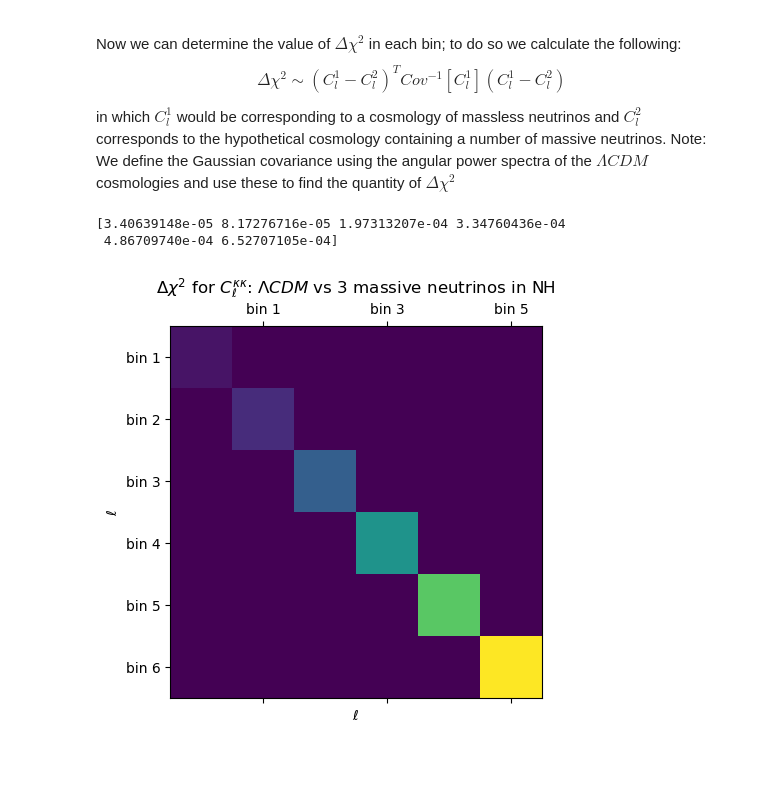
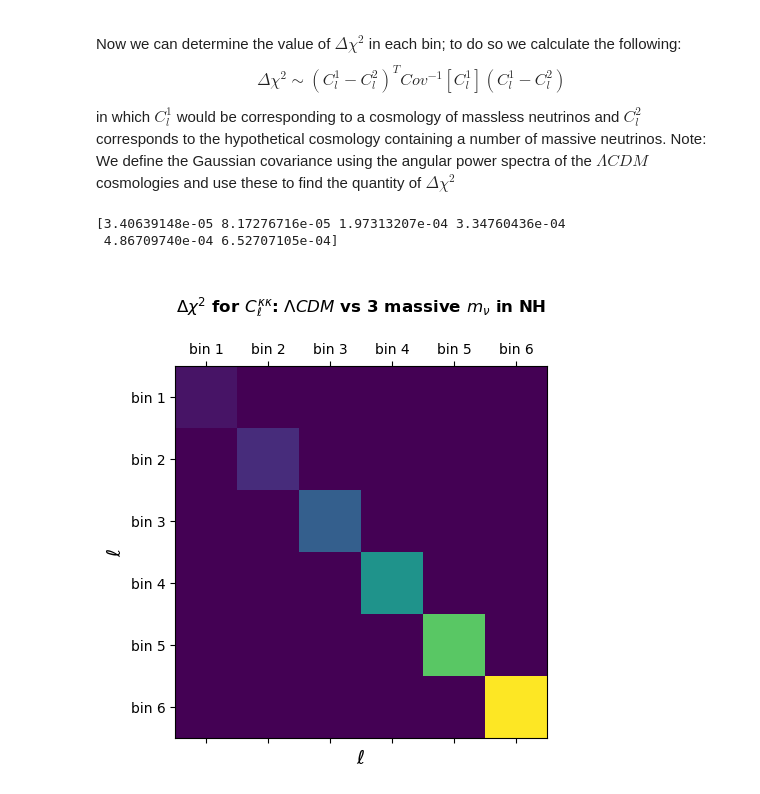
Before and after one commit to XanderHenrik/Masters-Project, a Jupyter notebook: notebooks/identifiability_test.ipynb, the cells around one changed output. Saved outputs shown, nothing was run; the diff lists cells and outputs as text; code cells hidden in the pictures; blank space fills up the shorter version.

```diff
--- a/notebooks/identifiability_test.ipynb
+++ b/notebooks/identifiability_test.ipynb
@@ -419,35 +429,35 @@ in which $C_{l}^{1}$ would be corresponding to a cosmology of massless neutrinos
 # Look at the
 def del_chi_squared(Cl_1, Cl_2, cov):
 
     # Define the array in which we store the Delta chi squared for each bin:
     del_chi = np.zeros([len(Cl_1), len(Cl_1)]).astype(float)
     for i in range(len(Cl_1)):
 
         # Determine the Cl_1 - Cl_2 in the current bin we loop within:
         diff_i = Cl_1[i] - Cl_2[i]
         product_i = (1/cov[i]) * diff_i
 
         for j in range(len(cov[i])):
 
             # To determine the value of Delta chi squared, we perform a dot-product between the transposed difference and the product of the inverse of the
             # diagonal of the Gaussian covariance and the difference itself. NOTE: singe we consider the simple case of a diagonal Gaussian covariance, we
             # can take 1/Cov as the inverse:
             del_chi[i, i] += diff_i[j] * product_i[i]#((1 / cov[j]) * diff_i[j])
 
     return del_chi
 
 del_chi_auto_cmb_neutrinos = del_chi_squared(lcdm_auto_cmb, neutrino_auto_cmb, cov_auto_cmb)
 
 print(np.diag(del_chi_auto_cmb_neutrinos))
 
 plt.matshow(del_chi_auto_cmb_neutrinos)
-plt.xlabel(r"$\ell$")
-plt.ylabel(r"$\ell$")
-plt.xticks([1, 3, 5], ["bin 1", "bin 3", "bin 5"])
+plt.xlabel(r"$\ell$", fontsize=14)
+plt.ylabel(r"$\ell$", fontsize=14)
+plt.xticks([0, 1, 2, 3, 4, 5], ["bin 1", "bin 2", "bin 3", "bin 4", "bin 5", "bin 6"])
 plt.yticks([0, 1, 2, 3, 4, 5], ["bin 1", "bin 2", "bin 3", "bin 4", "bin 5", "bin 6"])
-plt.title(r"$\Delta \chi^{2}$ for $C_{\ell}^{\kappa\kappa}$: $\Lambda CDM$ vs 3 massive neutrinos in NH")
+plt.title("\n" + r"$\Delta \chi^{2}$ for $C_{\ell}^{\kappa\kappa}$: $\Lambda CDM$ vs 3 massive $m_{\nu}$ in NH" + "\n", weight='bold')
 plt.show()
 # %% [output]
 [3.40639148e-05 8.17276716e-05 1.97313207e-04 3.34760436e-04
  4.86709740e-04 6.52707105e-04]
-[figure, old version]
+[figure, new version]
```
Also changed, not shown: parts of 4 cells of this notebook, 2 other files.
